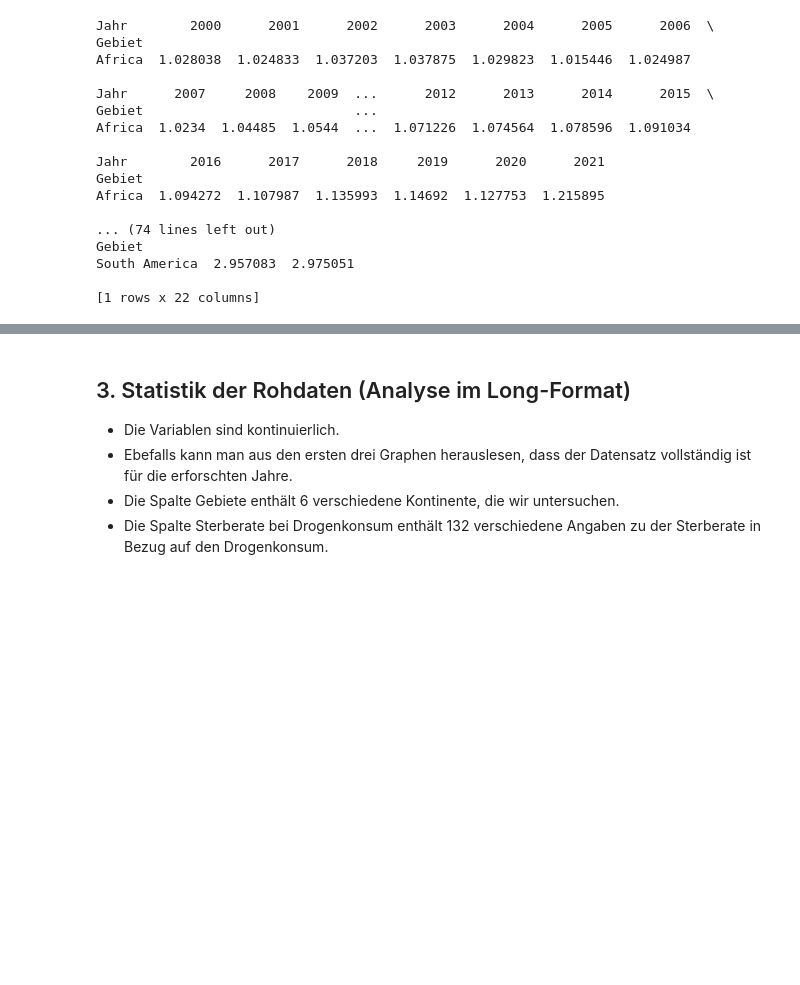
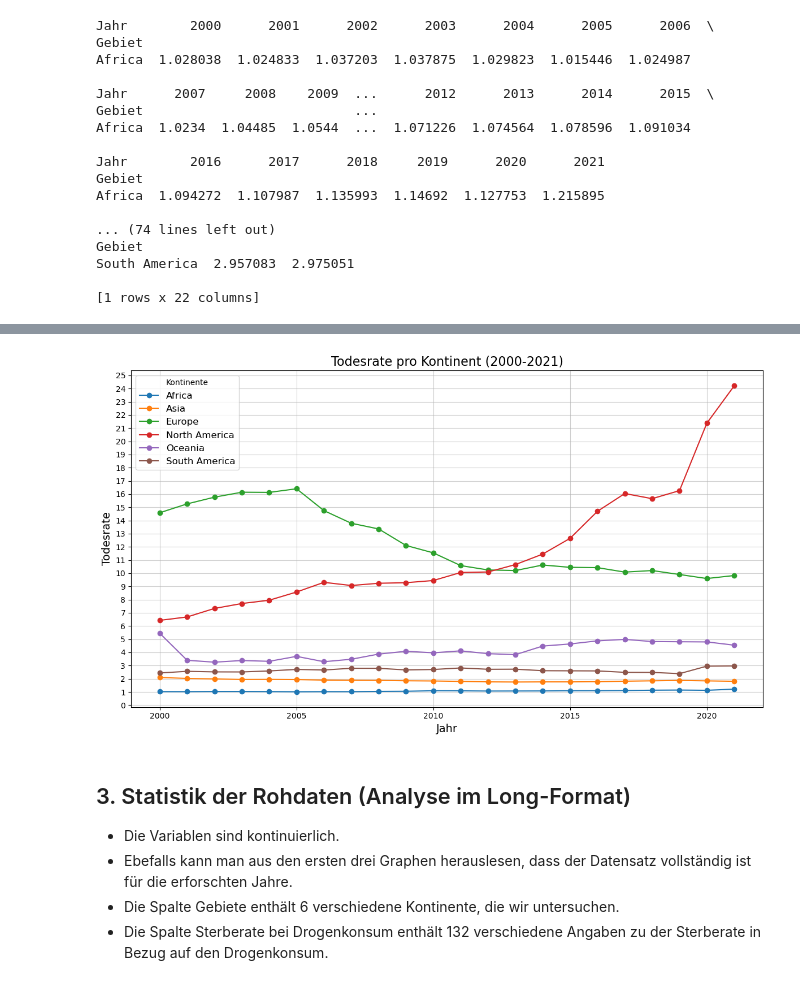
Before and after one commit to Joyce-ops/BMLD-LN2-Carmen-Mcqulat-Joyce, a Jupyter notebook: Leistungsnachweis 2.ipynb, the cells around one changed output, grey strips where cells are left out. Drawn from its saved outputs; the diff is of its cells as text; code cells hidden in the pictures; blank space fills up the shorter version.

```diff
--- a/Leistungsnachweis 2.ipynb
+++ b/Leistungsnachweis 2.ipynb
@@ -305,3 +305,41 @@ plt.tight_layout()
+# %%
+import pandas as pd
+import matplotlib.pyplot as plt
+import numpy as np
+
+# Liste der Kontinente
+kontinente = ['Africa', 'Asia', 'Europe', 'North America', 'Oceania', 'South America']
+
+# Graph erstellen
+plt.figure(figsize=(12, 7))
+
+# Schleife für jeden Kontinent
+for kontinent in kontinente:
+    # Daten für den aktuellen Kontinent auswählen und umformen
+    data = df_pivot.loc[[kontinent]].T.reset_index()
+    data.columns = ['Jahr', 'Sterberate']
+
+    # Plot hinzufügen
+    plt.plot(data['Jahr'], data['Sterberate'], marker='o', label=kontinent)
+
+# Titel und Achsenbeschriftungen
+plt.title("Todesrate pro Kontinent (2000-2021)", fontsize=16)
+plt.xlabel("Jahr", fontsize=14)
+plt.ylabel("Todesrate", fontsize=14)
+
+# Y-Achse auf 1er-Schritte setzen
+y_min, y_max = plt.ylim()  # Min- und Max-Werte der Y-Achse holen
+plt.yticks(np.arange(int(y_min), int(y_max) + 1, 1))  # Schritte von 1
+
+# Legende, Gitter und Layout-Optimierung
+plt.legend(title="Kontinente", fontsize=12)
+plt.grid(True, alpha=0.6)
+plt.tight_layout()
+
+# Graph anzeigen
+plt.show()
+# %% [output]
+[figure, added]
 # %% [markdown]
 ## 3. Statistik der Rohdaten (Analyse im Long-Format)
 - Die Variablen sind kontinuierlich.
```
Also changed, not shown: parts of 37 cells of this notebook.
